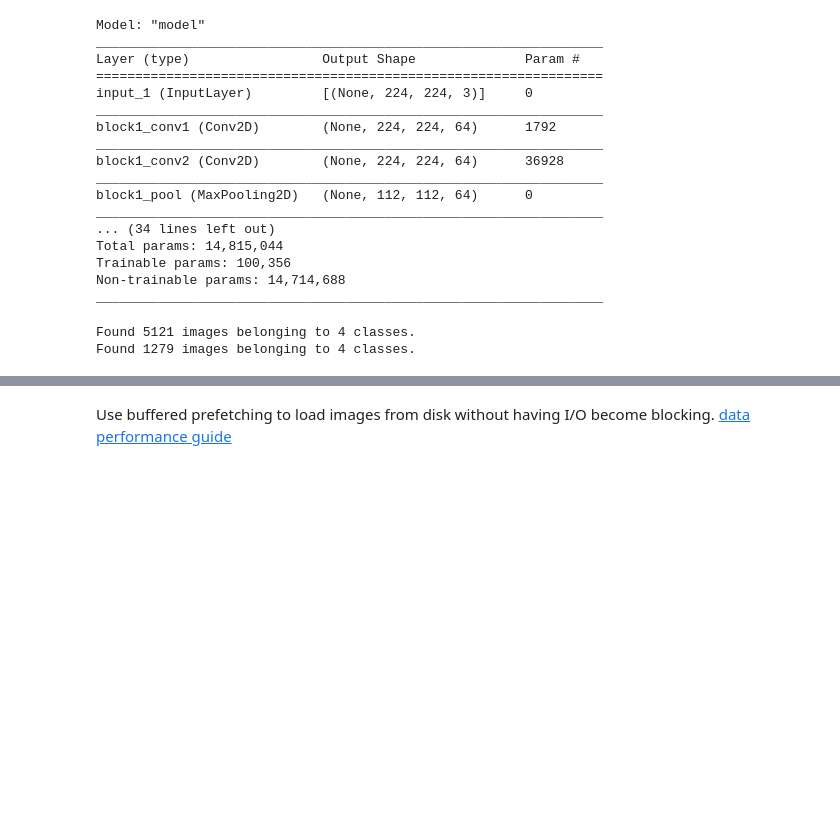
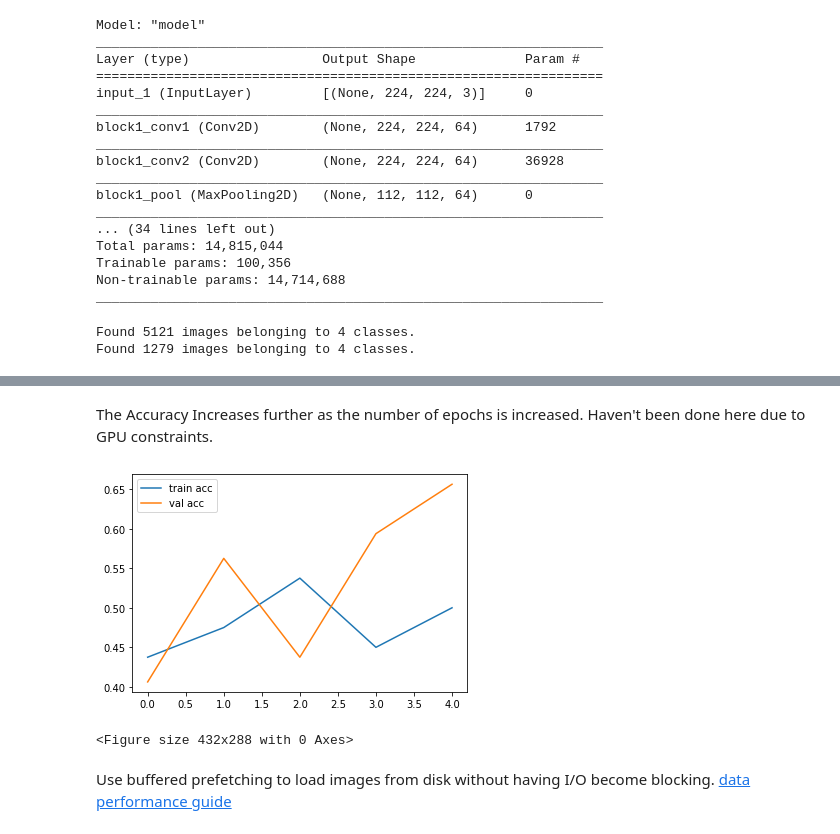
Before and after one commit to MahinArvind/DL-projects, a Jupyter notebook: Alzheimers_Classification.ipynb, the cells around one changed output, grey strips where cells are left out. Saved outputs shown, nothing was run; the diff lists cells and outputs as text; code cells hidden in the pictures; blank space fills up the shorter version.

```diff
--- a/Alzheimers_Classification.ipynb
+++ b/Alzheimers_Classification.ipynb
@@ -165,3 +156,15 @@ Epoch 5/5
+# %% [markdown]
+The Accuracy Increases further as the number of epochs is increased. Haven't been done here due to GPU constraints.
+# %%
+# accuracies
+plt.plot(r.history['accuracy'], label='train acc')
+plt.plot(r.history['val_accuracy'], label='val acc')
+plt.legend()
+plt.show()
+plt.savefig('AccVal_acc')
+# %% [output]
+[figure, added]
+<Figure size 432x288 with 0 Axes>
 # %% [markdown]
 Use buffered prefetching to load images from disk without having I/O become blocking.
 [data performance guide](https://www.tensorflow.org/guide/data_performance)
```
Also changed, not shown: parts of 5 cells of this notebook.
